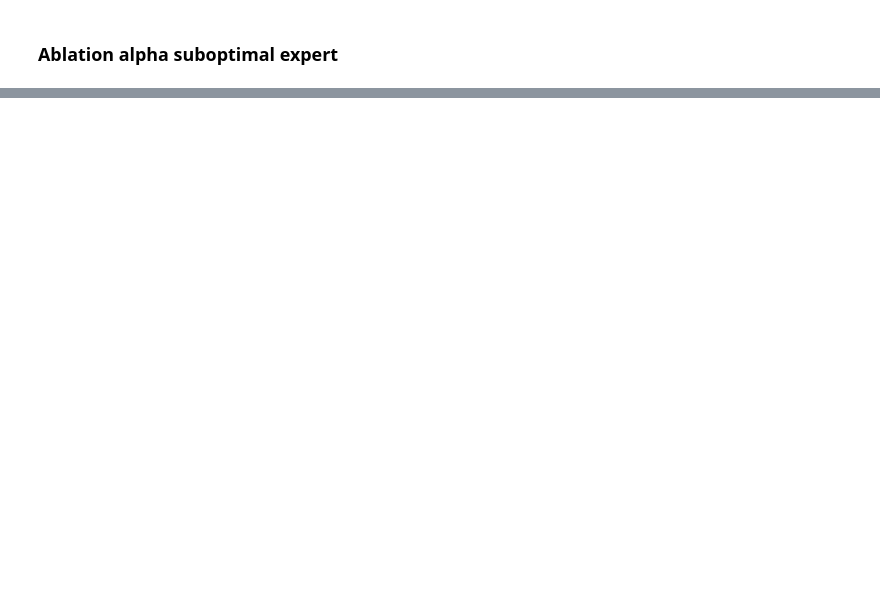
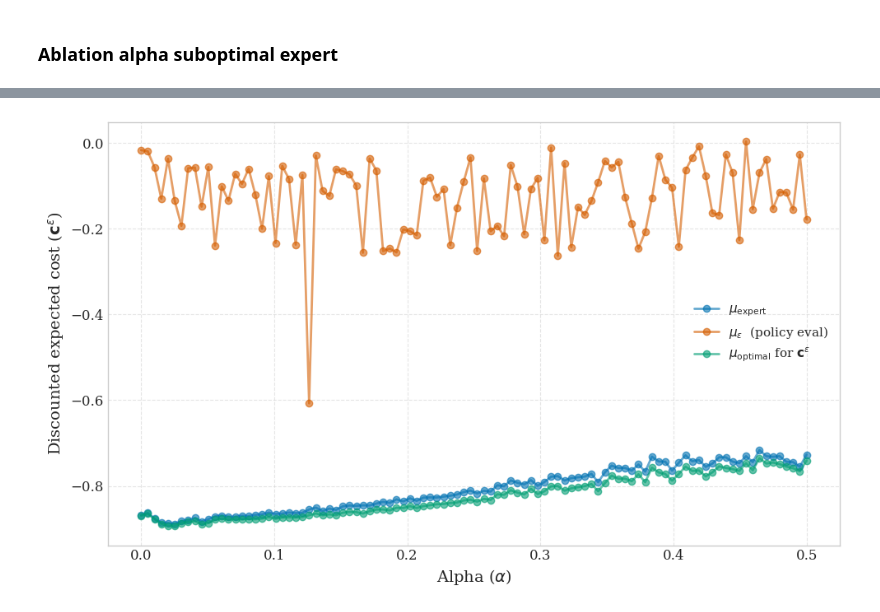
Before and after one commit to EstebanLeiva/apprenticeshiplearning, a Jupyter notebook: scripts/inventory.ipynb, the cells around one changed output, grey strips where cells are left out. Drawn from its saved outputs; the diff is of its cells as text; code cells hidden in the pictures; blank space fills up the shorter version.

```diff
--- a/scripts/inventory.ipynb
+++ b/scripts/inventory.ipynb
@@ -641,0 +623,13 @@ plt.show()
+# %%
+plt.figure(figsize=(10, 6))
+plt.plot(alphas, dec_cepsilon_muexpert, label=r'$\mu_{\text{expert}}$', color=colors['order'], marker='o', alpha=0.6)
+plt.plot(alphas, dec_cepsilon_muepsilon, label=r'$\mu_\epsilon$  (policy eval)', color=colors['holding'], marker='o', alpha=0.6)
+plt.plot(alphas, dec_cepsilon_mu_cepsilon_optimal, label=r"$\mu_{\text{optimal}}$ for $\mathbf{c}^{\epsilon}$", color=colors['selling'], marker='o', alpha=0.6)
+plt.xlabel(r'Alpha ($\alpha$)', fontsize=14)
+plt.ylabel(r'Discounted expected cost ($\mathbf{c}^{\epsilon}$)',fontsize=14)
+plt.grid(True, linestyle='--', alpha=0.5)
+plt.legend(fontsize=11)
+plt.tight_layout()
+plt.show()
+# %% [output]
+[figure, added]
```
Also changed, not shown: parts of 27 cells of this notebook, 14 other files.
